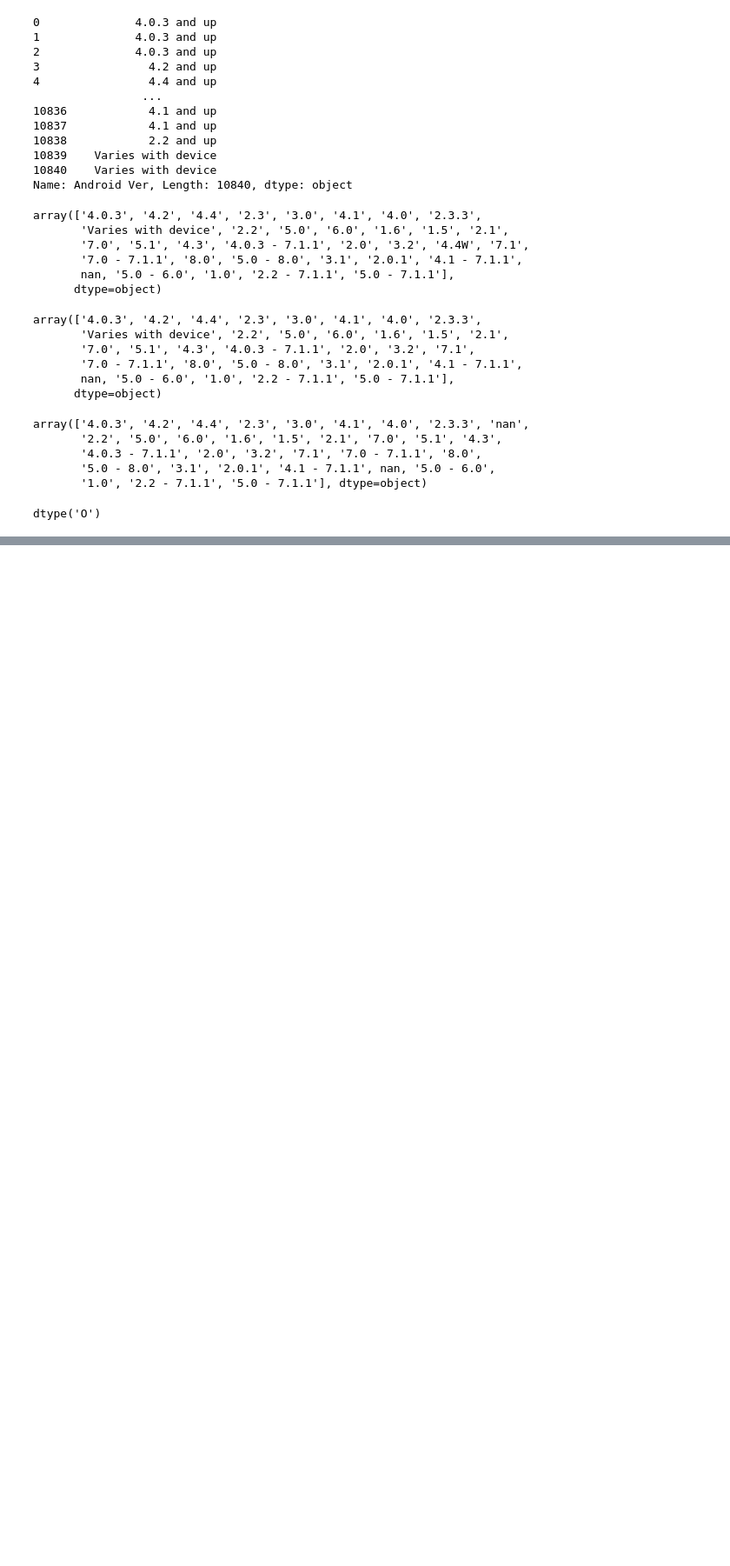
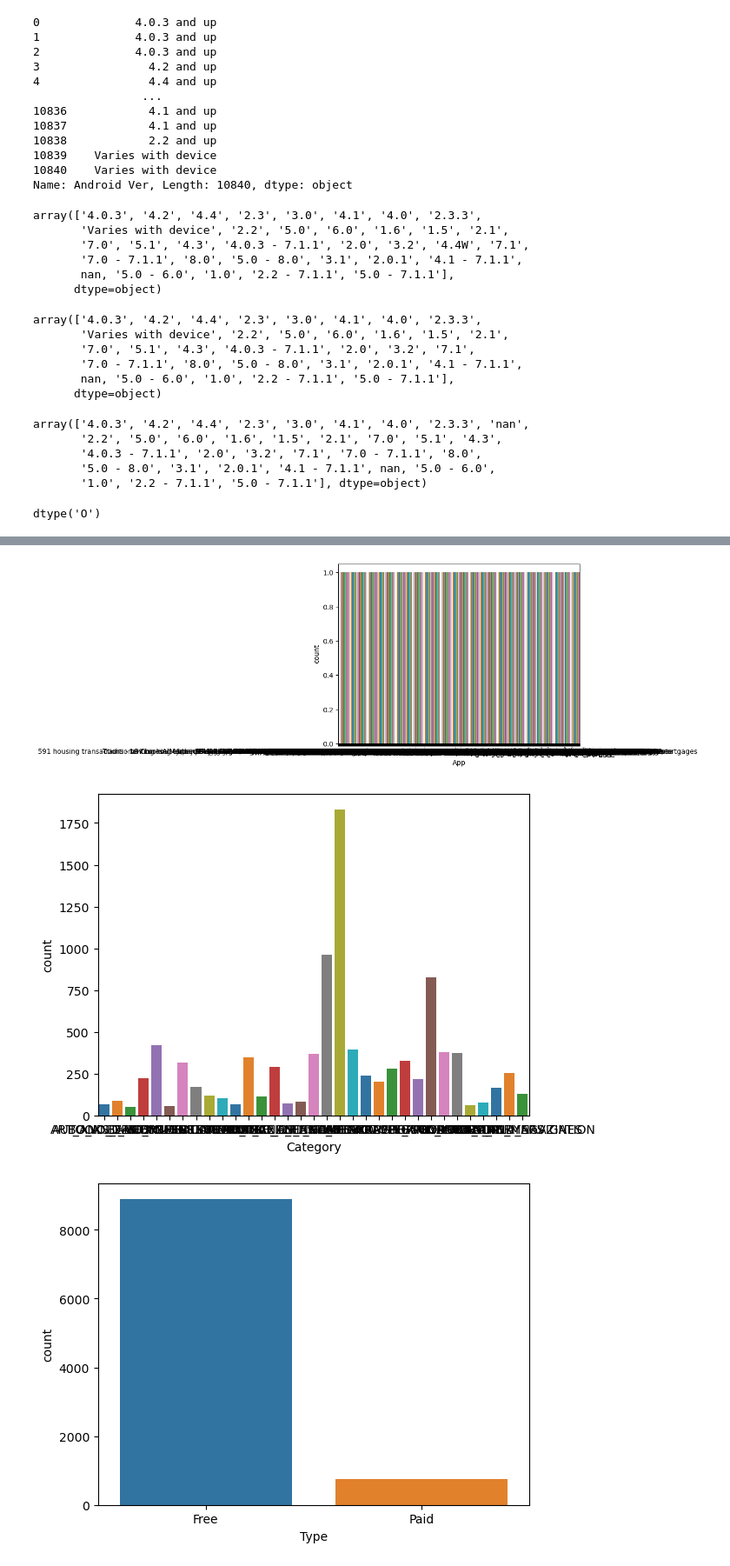
Before and after one commit to thasvithu/iNeuron-Full-Stack-Data-Science, a Jupyter notebook: 04 Data Analytics/EDA/07 . GooglePlaystore Data/EDA and FE.ipynb, the cells around one changed output, grey strips where cells are left out. Shown at 87% size. Cells and saved outputs as stored; diff of their text form; code cells hidden in the pictures; blank space fills up the shorter version.

```diff
--- a/04 Data Analytics/EDA/07 . GooglePlaystore Data/EDA and FE.ipynb
+++ b/04 Data Analytics/EDA/07 . GooglePlaystore Data/EDA and FE.ipynb
@@ -681,0 +919,3 @@ dtype: object
+# %%
+categorical_features = df.select_dtypes("O")
+categorical_features.columns
@@ -681,0 +940,4 @@ dtype: object
+# %%
+for col in categorical_features:
+    print(f"{df[col].value_counts(normalize=True)*100}")
+    print("---------------------------------------------------")
@@ -681,0 +972,10 @@ dtype: object
+# %%
+import matplotlib.pyplot as plt
+
+for col in categorical_features.columns:
+    sns.countplot(data=df, x=col, palette="tab10")
+    plt.show()
+# %% [output]
+[figure, added]
+[figure, added]
+[figure, added]
```
Also changed, not shown: parts of 82 cells of this notebook, 4 other files.
